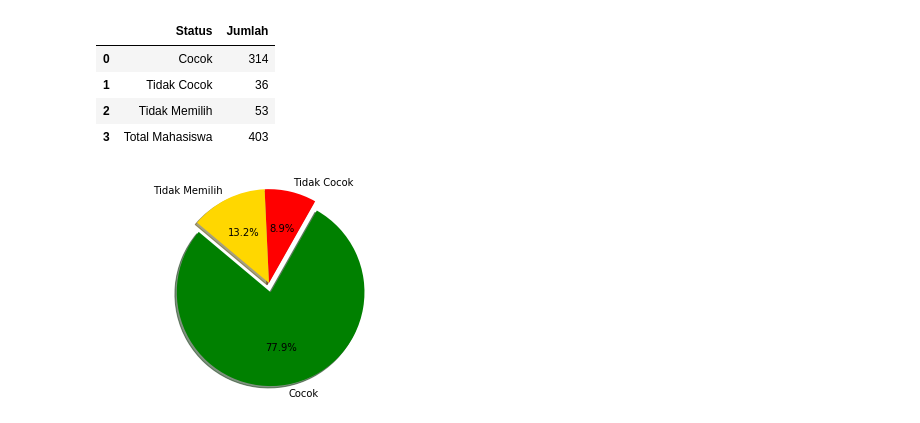
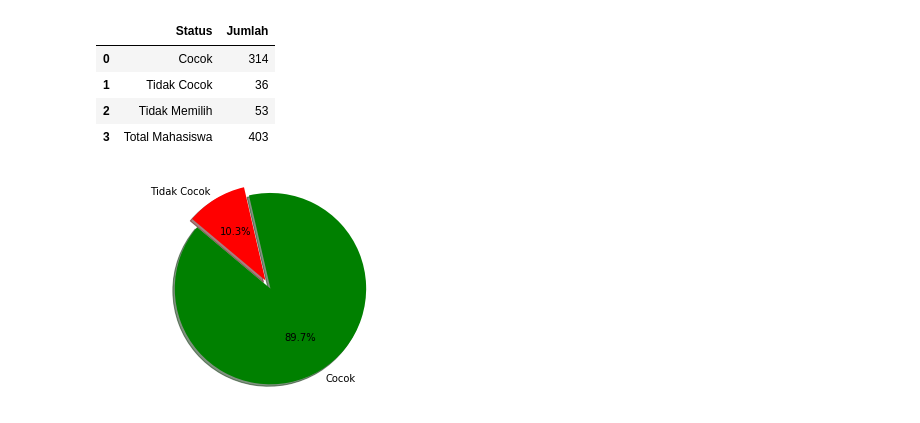
Before and after one commit to zasiem/Pekerti, a Jupyter notebook: Cluster_v1.ipynb, the cells around one changed output. Saved outputs shown, nothing was run; the diff lists cells and outputs as text; code cells hidden in the pictures.

```diff
--- a/Cluster_v1.ipynb
+++ b/Cluster_v1.ipynb
@@ -282,16 +283,16 @@ total_cocok
 | 2 | Tidak Memilih | 53 |
 | 3 | Total Mahasiswa | 403 |
 # %%
-labels = 'Cocok', 'Tidak Cocok', 'Tidak Memilih'
-sizes = [jumlah_cocok, jumlah_tidak_cocok, jumlah_tidak_memilih]
-colors = ['green', 'red', 'gold']
-explode = (0.1, 0, 0)
+labels = 'Cocok', 'Tidak Cocok'
+sizes = [jumlah_cocok, jumlah_tidak_cocok]
+colors = ['green', 'red']
+explode = (0.1, 0)
 
 # Plot
 plt.pie(sizes, explode=explode, labels=labels, colors=colors,
 autopct='%1.1f%%', shadow=True, startangle=140)
 
 plt.axis('equal')
 plt.show()
 # %% [output]
-[figure, old version]
+[figure, new version]
```
Also changed, not shown: parts of 2 cells of this notebook, 16 other files.
